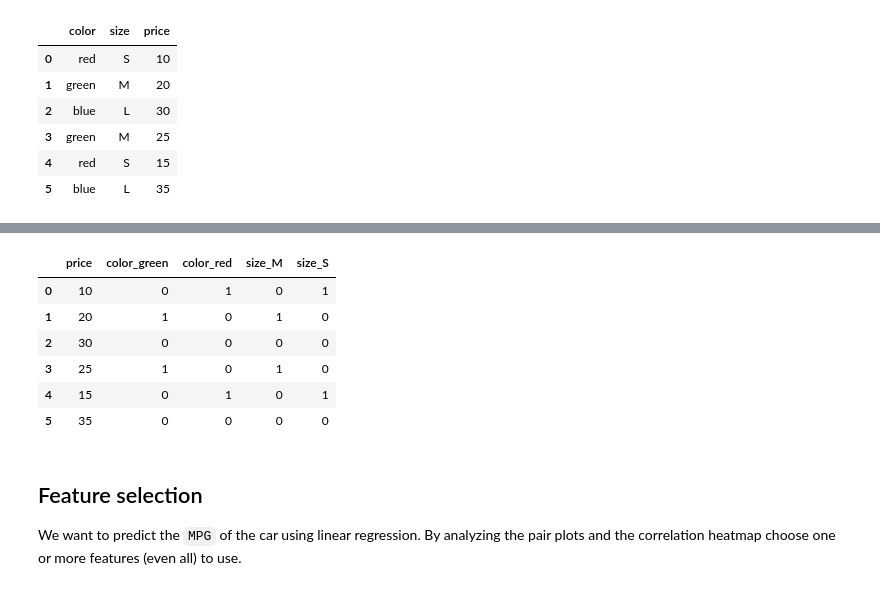
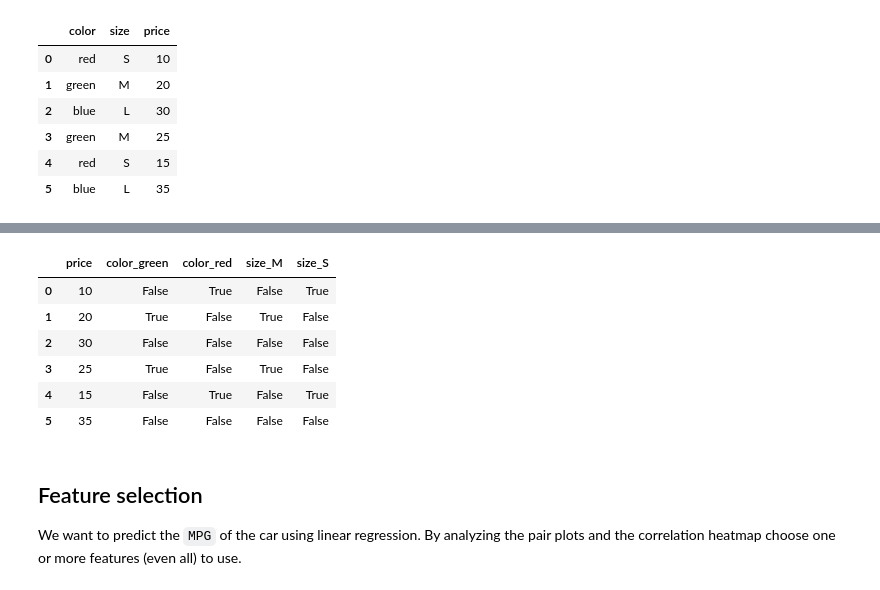
Before and after one commit to AndreaWalrus/esercitazione5-23-24, a Jupyter notebook: Linear_Regression.ipynb, the cells around one changed output, grey strips where cells are left out. Cells and saved outputs as stored; diff of their text form; code cells hidden in the pictures.

```diff
--- a/Linear_Regression.ipynb
+++ b/Linear_Regression.ipynb
@@ -300,14 +284,14 @@ df_cat_1hot
-# %%
-df_cat_dummy = # Your code goes here
-df_cat_dummy
-# %% [output]
-|  | price | color_green | color_red | size_M | size_S |
-| 0 | 10 | 0 | 1 | 0 | 1 |
-| 1 | 20 | 1 | 0 | 1 | 0 |
-| 2 | 30 | 0 | 0 | 0 | 0 |
-| 3 | 25 | 1 | 0 | 1 | 0 |
-| 4 | 15 | 0 | 1 | 0 | 1 |
-| 5 | 35 | 0 | 0 | 0 | 0 |
+# %%
+df_cat_dummy = pd.get_dummies(df_cat, drop_first=True)
+df_cat_dummy
+# %% [output]
+|  | price | color_green | color_red | size_M | size_S |
+| 0 | 10 | False | True | False | True |
+| 1 | 20 | True | False | True | False |
+| 2 | 30 | False | False | False | False |
+| 3 | 25 | True | False | True | False |
+| 4 | 15 | False | True | False | True |
+| 5 | 35 | False | False | False | False |
 # %% [markdown]
 ## Feature selection
 
```
Also changed, not shown: parts of 14 cells of this notebook.
